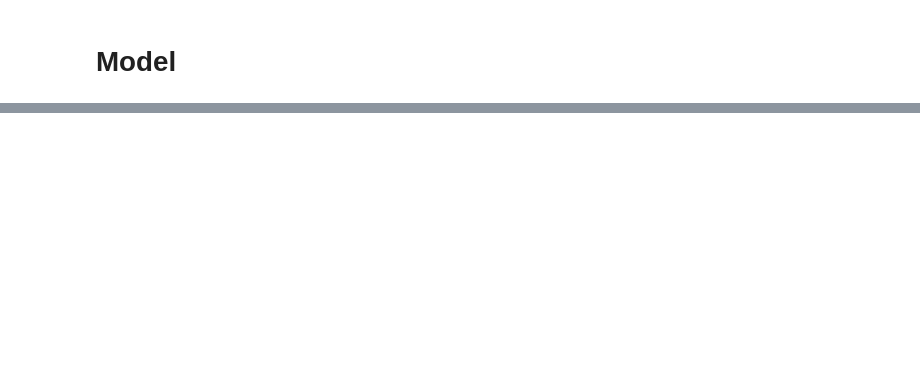
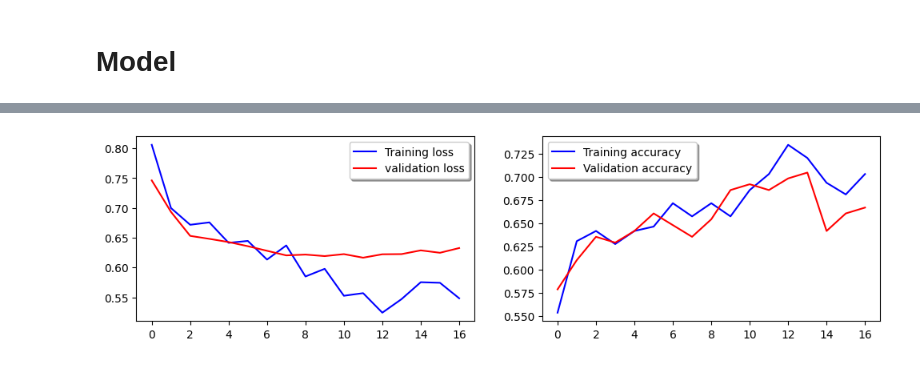
Before and after one commit to YoshifumiMiyagi/VinDr-PCXR, a Jupyter notebook: VinDr_PCXR_keras_baseline.ipynb, the cells around one changed output, grey strips where cells are left out. Drawn from its saved outputs; the diff is of its cells as text; code cells hidden in the pictures; blank space fills up the shorter version.

```diff
--- a/VinDr_PCXR_keras_baseline.ipynb
+++ b/VinDr_PCXR_keras_baseline.ipynb
@@ -252,0 +255,11 @@ normal = 0 , bronchiolitis = 1
+# %%
+# params we will probably want to do some hyperparameter optimization later
+BASE_MODEL= 'DenseNet169' # ['VGG16', 'RESNET52', 'InceptionV3', 'Xception', 'DenseNet169', 'DenseNet121']
+IMG_SIZE = (384, 384) # [(224, 224), (384, 384), (512, 512), (640, 640)]
+BATCH_SIZE = 24 # [1, 8, 16, 24]
+DENSE_COUNT = 128 # [32, 64, 128, 256]
+DROPOUT = 0.7 # [0, 0.25, 0.5]
+LEARN_RATE = 1e-3 # [1e-4, 1e-3, 4e-3]
+TRAIN_SAMPLES = 200 # [3000, 6000, 15000]
+TEST_SAMPLES = 100
+USE_ATTN = False # [True, False]
@@ -252,0 +281,4 @@ normal = 0 , bronchiolitis = 1
+# %%
+base_pretrained_model = PTModel(input_shape =  (size, size,3),
+                              include_top = False, weights = 'imagenet')
+base_pretrained_model.trainable = False
@@ -252,0 +333,12 @@ normal = 0 , bronchiolitis = 1
+# %%
+from keras.models import Sequential
+from keras.optimizers import Adam
+
+pneu_model = Sequential(name = 'combined_model')
+pneu_model.add(Input(shape=base_pretrained_model.input_shape[1:], name = 'feature_input'))
+base_pretrained_model.trainable = False
+pneu_model.add(base_pretrained_model)
+pneu_model.add(attn_model)
+pneu_model.compile(optimizer = Adam(learning_rate = LEARN_RATE), loss = 'categorical_crossentropy',
+                           metrics = ['accuracy'])
+pneu_model.summary()
@@ -252,0 +359,6 @@ normal = 0 , bronchiolitis = 1
+# %%
+history = pneu_model.fit(X_train, Y_train,
+          validation_split=0.20,
+          epochs=20, batch_size=16, shuffle=True,
+          callbacks=[model_chkpt ,early_stopping]
+         )
@@ -252,0 +383,11 @@ normal = 0 , bronchiolitis = 1
+# %%
+fig, ax = plt.subplots(1,2, figsize=(12, 3))
+ax[0].plot(history.history['loss'], color='b', label="Training loss")
+ax[0].plot(history.history['val_loss'], color='r', label="validation loss",axes =ax[0])
+legend = ax[0].legend(loc='best', shadow=True)
+
+ax[1].plot(history.history['accuracy'], color='b', label="Training accuracy")
+ax[1].plot(history.history['val_accuracy'], color='r',label="Validation accuracy")
+legend = ax[1].legend(loc='best', shadow=True)
+# %% [output]
+[figure, added]
```
Also changed, not shown: parts of 22 cells of this notebook.
